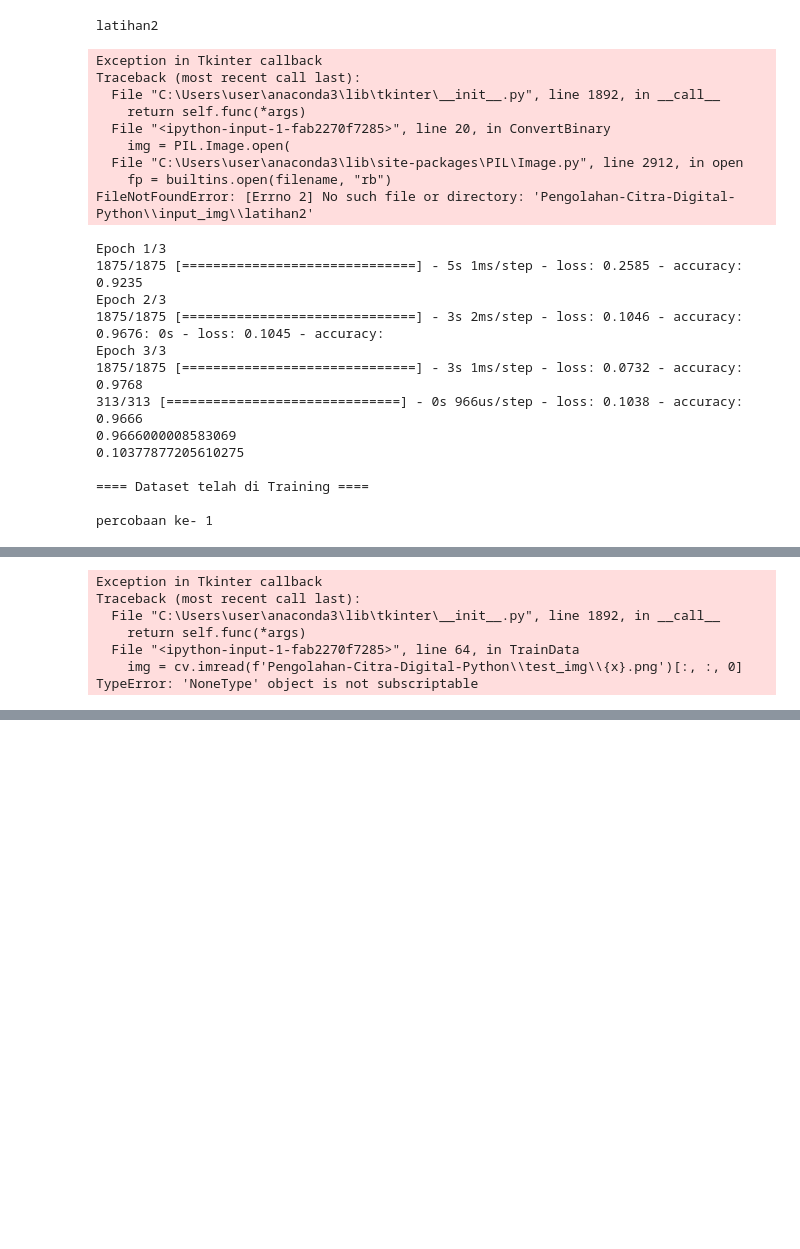
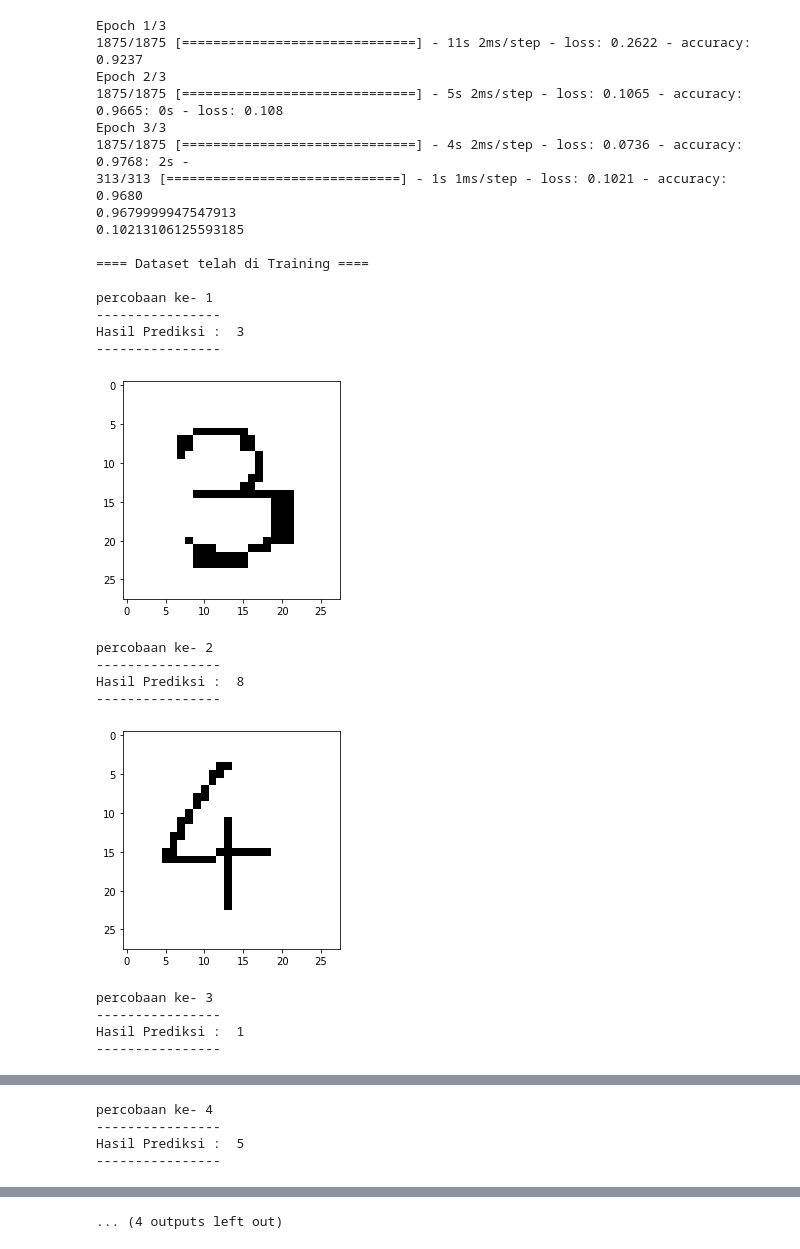
Before and after one commit to devancakra/Pengolahan-Citra-Digital-Python, a Jupyter notebook: main.ipynb, the cells around one changed output, grey strips where cells are left out. Saved outputs shown, nothing was run; the diff lists cells and outputs as text; code cells hidden in the pictures; blank space fills up the shorter version.

Commit message:
Update: convert in ipynb

```diff
--- a/main.ipynb
+++ b/main.ipynb
@@ -18,14 +18,13 @@ def ConvertBinary():
     datasave_name = datasavename_Entry.get()
     print(dataset_name)
     basewidth = 28
-    img = PIL.Image.open(
-        f'Pengolahan-Citra-Digital-Python\\input_img\\{dataset_name}')
+    img = PIL.Image.open(f'input_img\\{dataset_name}')
     wpercent = (basewidth/float(img.size[0]))
     img = img.resize((basewidth, basewidth), PIL.Image.ANTIALIAS)
-    img.save(f'Pengolahan-Citra-Digital-Python\\test_img\\{datasave_name}.png')
-    img = cv.imread(f'Pengolahan-Citra-Digital-Python\\test_img\\{datasave_name}.png')
+    img.save(f'test_img\\{datasave_name}.png')
+    img = cv.imread(f'test_img\\{datasave_name}.png')
     ret, thresh = cv.threshold(img, 125, 255, cv.THRESH_BINARY)
-    cv.imwrite(f'Pengolahan-Citra-Digital-Python\\test_img\\{datasave_name}.png', thresh)
+    cv.imwrite(f'test_img\\{datasave_name}.png', thresh)
     cv.imshow('Threshold', thresh)
     print("Sukses Mengkonversi Binner")
     cv.waitKey(0)
@@ -62,7 +61,7 @@ def TrainData():
         # membaca data test open cv
         print("percobaan ke-", x)
         # all of it and 1st and last one
-        img = cv.imread(f'Pengolahan-Citra-Digital-Python\\test_img\\{x}.png')[:, :, 0]
+        img = cv.imread(f'test_img\\{x}.png')[:, :, 0]
         # invert image
         img = np.invert(np.array([img]))
         prediction = model.predict(img)
@@ -116,53 +115,56 @@ datapredict_label = Label(root, text="Masukkan iterasi", font=(
 datasetname_label.grid(row=1, column=1)
 datasavename_label.grid(row=3, column=1)
 datapredict_label.grid(row=7, column=1)
 datasetname_Entry.grid(row=1, column=3)
 datasavename_Entry.grid(row=3, column=3)
 datapredict_Entry.grid(row=7, column=3)
 upload_button.grid(row=5, column=3)
 compute_button.grid(row=9, column=3)
 exit_button.grid(row=11, column=3)
 
 # setting resolution
 root.geometry("500x280")
 
 # empty rows in the grid
 root.grid_rowconfigure(0, minsize=15)
 root.grid_rowconfigure(2, minsize=15)
 root.grid_rowconfigure(4, minsize=15)
 root.grid_rowconfigure(6, minsize=15)
 root.grid_rowconfigure(8, minsize=15)
 root.grid_rowconfigure(10, minsize=15)
 
 # empty columns in the grid
 root.grid_columnconfigure(0, minsize=15)
 root.grid_columnconfigure(2, minsize=15)
 
 # loop to render the application
 root.mainloop()
 # ConvertBinary()
 # TrainData()
 # %% [output]
-latihan2
+Epoch 1/3
+1875/1875 [==============================] - 11s 2ms/step - loss: 0.2622 - accuracy: 0.9237
+Epoch 2/3
+1875/1875 [==============================] - 5s 2ms/step - loss: 0.1065 - accuracy: 0.9665: 0s - loss: 0.108
+Epoch 3/3
+1875/1875 [==============================] - 4s 2ms/step - loss: 0.0736 - accuracy: 0.9768: 2s -
+313/313 [==============================] - 1s 1ms/step - loss: 0.1021 - accuracy: 0.9680
+0.9679999947547913
+0.10213106125593185
+
+==== Dataset telah di Training ====
+
+percobaan ke- 1
+----------------
+Hasil Prediksi :  3
+----------------
+[figure, added]
-Exception in Tkinter callback
-Traceback (most recent call last):
-  File "C:\Users\user\anaconda3\lib\tkinter\__init__.py", line 1892, in __call__
-    return self.func(*args)
-  File "<ipython-input-1-fab2270f7285>", line 20, in ConvertBinary
-    img = PIL.Image.open(
-  File "C:\Users\user\anaconda3\lib\site-packages\PIL\Image.py", line 2912, in open
-    fp = builtins.open(filename, "rb")
-FileNotFoundError: [Errno 2] No such file or directory: 'Pengolahan-Citra-Digital-Python\\input_img\\latihan2'
+percobaan ke- 2
+----------------
+Hasil Prediksi :  8
+----------------
+[figure, added]
-Epoch 1/3
-1875/1875 [==============================] - 5s 1ms/step - loss: 0.2585 - accuracy: 0.9235
-Epoch 2/3
-1875/1875 [==============================] - 3s 2ms/step - loss: 0.1046 - accuracy: 0.9676: 0s - loss: 0.1045 - accuracy:
-Epoch 3/3
-1875/1875 [==============================] - 3s 1ms/step - loss: 0.0732 - accuracy: 0.9768
-313/313 [==============================] - 0s 966us/step - loss: 0.1038 - accuracy: 0.9666
-0.9666000008583069
-0.10377877205610275
-
-==== Dataset telah di Training ====
-
-percobaan ke- 1
+percobaan ke- 3
+----------------
+Hasil Prediksi :  1
+----------------
@@ -169,7 +172,4 @@ percobaan ke- 1
-Exception in Tkinter callback
-Traceback (most recent call last):
-  File "C:\Users\user\anaconda3\lib\tkinter\__init__.py", line 1892, in __call__
-    return self.func(*args)
-  File "<ipython-input-1-fab2270f7285>", line 64, in TrainData
-    img = cv.imread(f'Pengolahan-Citra-Digital-Python\\test_img\\{x}.png')[:, :, 0]
-TypeError: 'NoneType' object is not subscriptable
+percobaan ke- 4
+----------------
+Hasil Prediksi :  5
+----------------
@@ -175,0 +187 @@ TypeError: 'NoneType' object is not subscriptable
+... (4 outputs left out)
```
Also changed, not shown: parts of 1 cell of this notebook, 1 other file.
